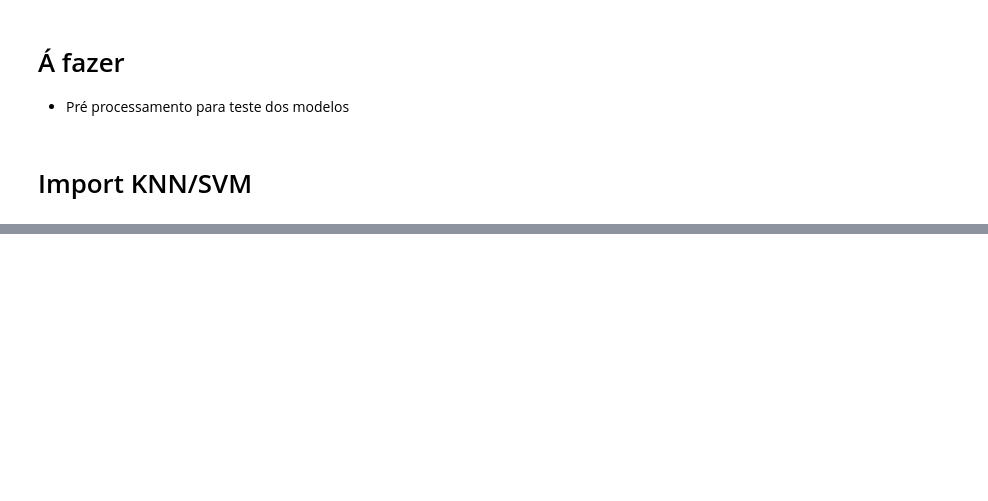
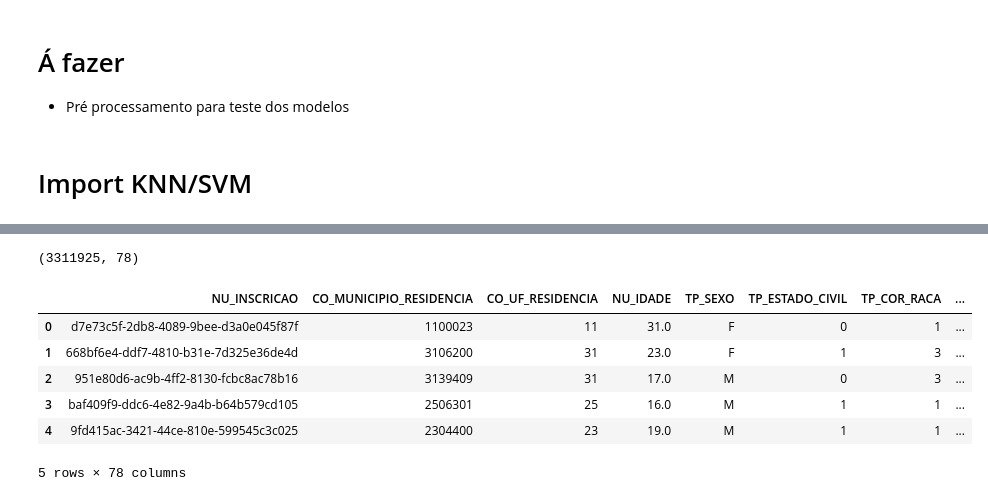
Before and after one commit to modestto/Kaggle-ML---ENEM, a Jupyter notebook: ML_ENEM.ipynb, the cells around one changed output, grey strips where cells are left out. Cells and saved outputs as stored; diff of their text form; code cells hidden in the pictures; blank space fills up the shorter version.

```diff
--- a/ML_ENEM.ipynb
+++ b/ML_ENEM.ipynb
@@ -38,0 +45,4 @@ test.head()
+# %%
+pd.set_option('display.max_rows', train.shape[0]+1)
+print(train.shape[0])
+train.isnull().sum(axis = 0).sort_values()/train.shape[0]
@@ -39,5 +68,6 @@ test.head()
 # %%
 train_clean = train.drop(columns=['NO_MUNICIPIO_RESIDENCIA', 'SG_UF_RESIDENCIA', 'NO_MUNICIPIO_NASCIMENTO', 'SG_UF_NASCIMENTO', 'NO_MUNICIPIO_ESC', 'SG_UF_ESC', 'NO_MUNICIPIO_PROVA', 'SG_UF_PROVA', 'Q001', 'Q002', 'Q003', 'Q004', 'Q005', 'Q006', 'Q007', 'Q008', 'Q009', 'Q010', 'Q011', 'Q012', 'Q013', 'Q014', 'Q015', 'Q016', 'Q017', 'Q018', 'Q019',
-                   'Q020', 'Q021', 'Q022', 'Q023', 'Q024', 'Q025'])
+                   'Q020', 'Q021', 'Q022', 'Q023', 'Q024', 'Q025', 'TP_ENSINO', 'CO_ESCOLA', 'CO_MUNICIPIO_ESC',
+                   'TP_DEPENDENCIA_ADM_ESC', 'TP_LOCALIZACAO_ESC', 'CO_UF_ESC', 'TP_SIT_FUNC_ESC'])
 # %%
 test_clean = test.drop(columns=['NO_MUNICIPIO_RESIDENCIA', 'SG_UF_RESIDENCIA', 'NO_MUNICIPIO_NASCIMENTO', 'SG_UF_NASCIMENTO', 'NO_MUNICIPIO_ESC', 'SG_UF_ESC', 'NO_MUNICIPIO_PROVA', 'SG_UF_PROVA', 'Q001', 'Q002', 'Q003', 'Q004', 'Q005', 'Q006', 'Q007', 'Q008', 'Q009', 'Q010', 'Q011', 'Q012', 'Q013', 'Q014', 'Q015', 'Q016', 'Q017', 'Q018', 'Q019',
@@ -44,0 +76,12 @@ test_clean = test.drop(columns=['NO_MUNICIPIO_RESIDENCIA', 'SG_UF_RESIDENCIA', '
+# %%
+print(train_clean.shape)
+train_clean.head()
+# %% [output]
+(3311925, 78)
+|  | NU_INSCRICAO | CO_MUNICIPIO_RESIDENCIA | CO_UF_RESIDENCIA | NU_IDADE | TP_SEXO | TP_ESTADO_CIVIL | TP_COR_RACA | ... |
+| 0 | d7e73c5f-2db8-4089-9bee-d3a0e045f87f | 1100023 | 11 | 31.0 | F | 0 | 1 | ... |
+| 1 | 668bf6e4-ddf7-4810-b31e-7d325e36de4d | 3106200 | 31 | 23.0 | F | 1 | 3 | ... |
+| 2 | 951e80d6-ac9b-4ff2-8130-fcbc8ac78b16 | 3139409 | 31 | 17.0 | M | 0 | 3 | ... |
+| 3 | baf409f9-ddc6-4e82-9a4b-b64b579cd105 | 2506301 | 25 | 16.0 | M | 1 | 1 | ... |
+| 4 | 9fd415ac-3421-44ce-810e-599545c3c025 | 2304400 | 23 | 19.0 | M | 1 | 1 | ... |
+5 rows × 78 columns
```
Also changed, not shown: parts of 20 cells of this notebook.
